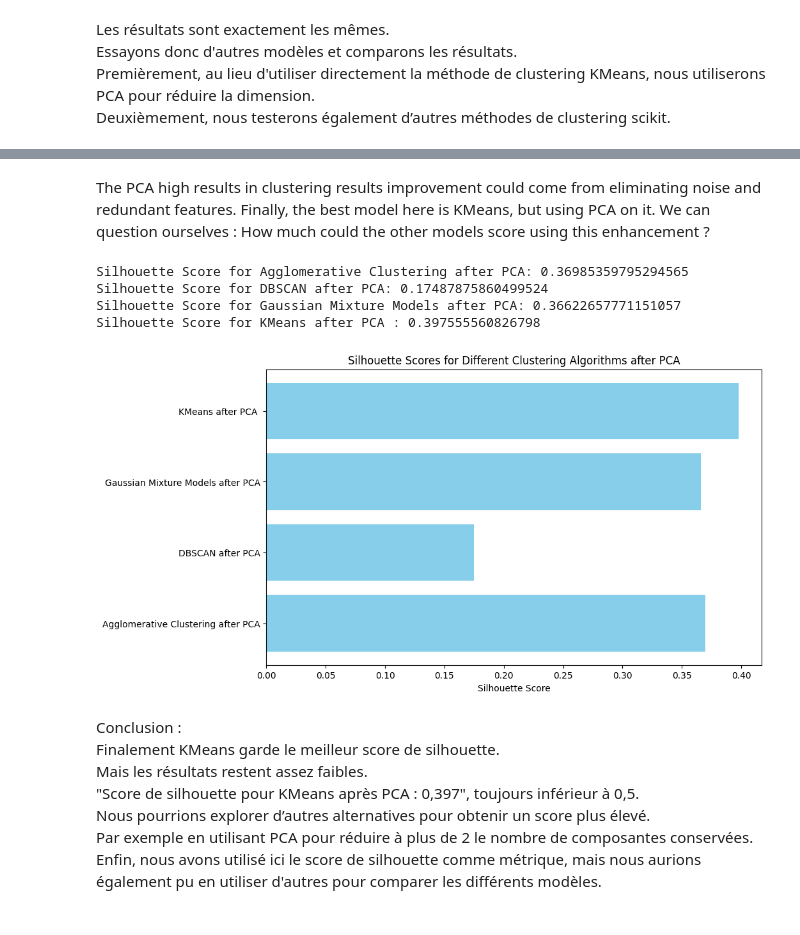
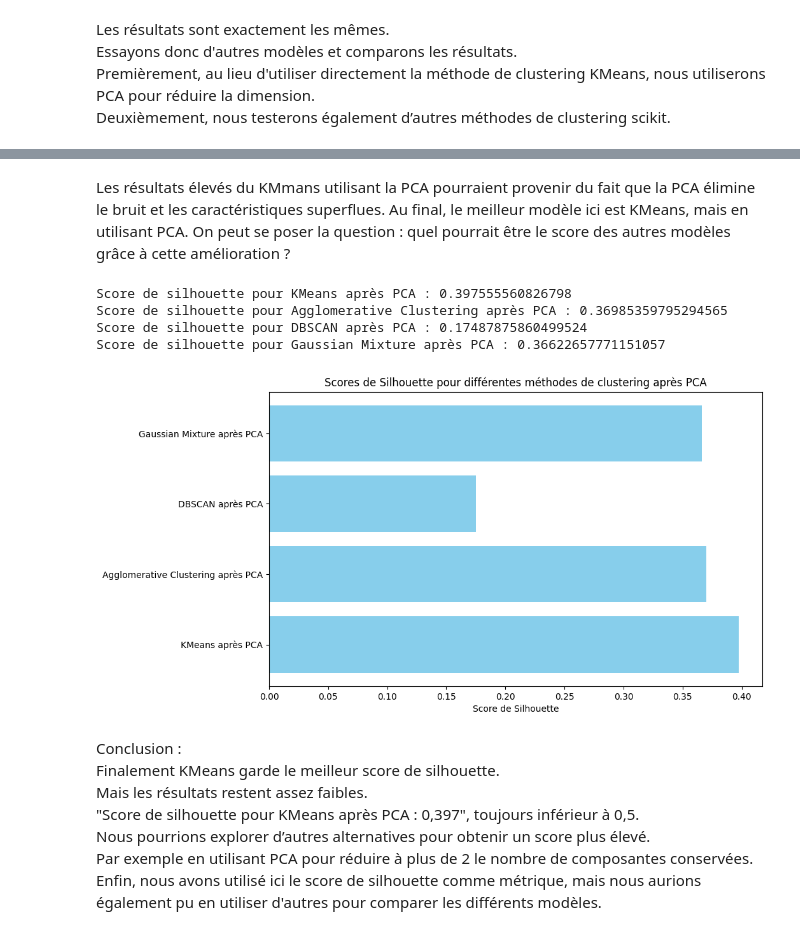
Before and after one commit to davidcyn974/FTML, a Jupyter notebook: 7 - Application of unsupervised learning/unsupervised_learning.ipynb, the cells around one changed output, grey strips where cells are left out. Saved outputs shown, nothing was run; the diff lists cells and outputs as text; code cells hidden in the pictures.

```diff
--- a/7 - Application of unsupervised learning/unsupervised_learning.ipynb
+++ b/7 - Application of unsupervised learning/unsupervised_learning.ipynb
@@ -305,27 +305,28 @@ Silhouette Score for KMeans after PCA: 0.397555560826798
-# %% [markdown]
-The PCA high results in clustering results improvement could come from eliminating noise and redundant features.
-Finally, the best model here is KMeans, but using PCA on it.
-We can question ourselves :  How much could the other models score using this enhancement ?
+# %% [markdown]
+Les résultats élevés du KMmans utilisant la PCA pourraient provenir du fait que la PCA élimine le bruit et les caractéristiques superflues.
+Au final, le meilleur modèle ici est KMeans, mais en utilisant PCA.
+On peut se poser la question : quel pourrait être le score des autres modèles grâce à cette amélioration ?
 # %%
 # Appliquer diverses méthodes de clustering après PCA
+silhouette_scores = []
 evaluate_clustering(KMeans(n_clusters=3, random_state=42), X_pca, "KMeans après PCA")
 evaluate_clustering(AgglomerativeClustering(n_clusters=3), X_pca, "Agglomerative Clustering après PCA")
 evaluate_clustering(DBSCAN(eps=0.5, min_samples=5), X_pca, "DBSCAN après PCA")
 evaluate_clustering(GaussianMixture(n_components=3, random_state=42), X_pca, "Gaussian Mixture après PCA")
 
 # Affichage des scores de silhouette pour comparaison
 descriptions, scores = zip(*silhouette_scores)
 plt.figure(figsize=(10, 6))
 plt.barh(descriptions, scores, color='skyblue')
 plt.xlabel('Score de Silhouette')
-plt.title('Scores de Silhouette pour différentes méthodes de clustering après PCA (5 composants)')
+plt.title('Scores de Silhouette pour différentes méthodes de clustering après PCA')
 plt.show()
 # %% [output]
-Silhouette Score for Agglomerative Clustering after PCA: 0.36985359795294565
-Silhouette Score for DBSCAN after PCA: 0.17487875860499524
-Silhouette Score for Gaussian Mixture Models after PCA: 0.36622657771151057
-Silhouette Score for KMeans after PCA : 0.397555560826798
+Score de silhouette pour KMeans après PCA : 0.397555560826798
+Score de silhouette pour Agglomerative Clustering après PCA : 0.36985359795294565
+Score de silhouette pour DBSCAN après PCA : 0.17487875860499524
+Score de silhouette pour Gaussian Mixture après PCA : 0.36622657771151057
-[figure, old version]
+[figure, new version]
 # %% [markdown]
 Conclusion : \
 Finalement KMeans garde le meilleur score de silhouette.\
```
Also changed, not shown: parts of 8 cells of this notebook.
